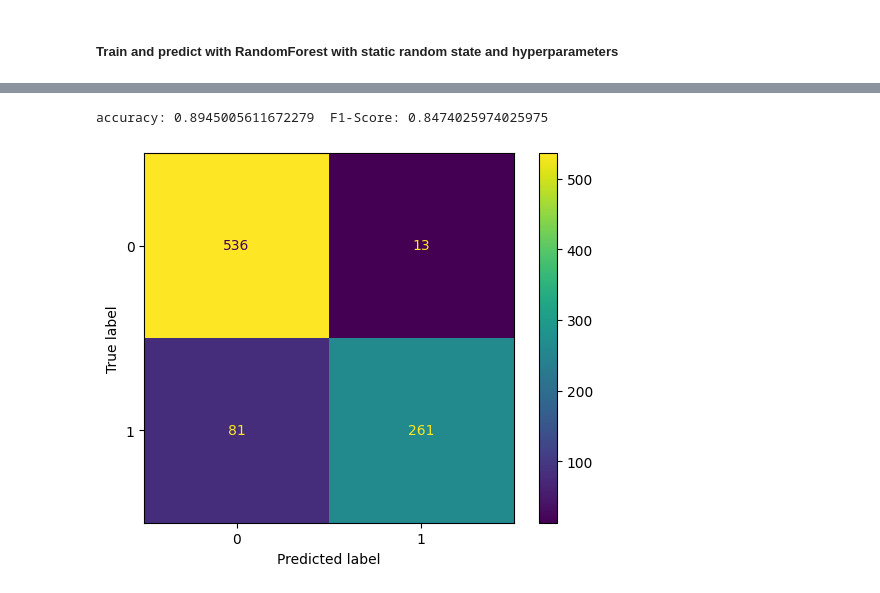
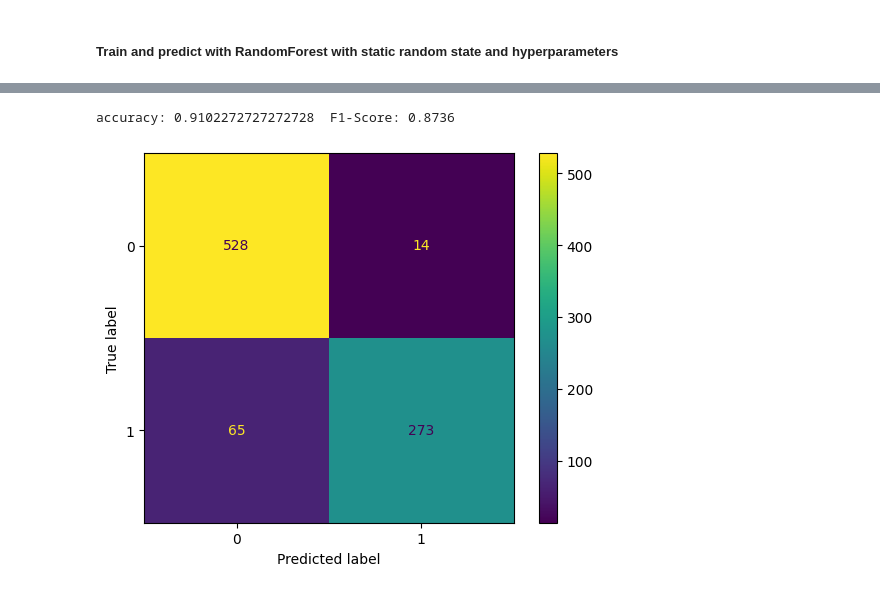
Before and after one commit to nntrivi2001/Titanic-Competition---RandomForest, a Jupyter notebook: Titanic Competition/Titanic.ipynb, the cells around one changed output, grey strips where cells are left out. Cells and saved outputs as stored; diff of their text form; code cells hidden in the pictures.

Commit message:
Fine tune commit
Accuracy increased to 0.81818

```diff
--- a/Titanic Competition/Titanic.ipynb
+++ b/Titanic Competition/Titanic.ipynb
@@ -77,24 +77,35 @@ train_df['TicketPrefix'] = train_df['TicketPrefix'].str.replace('/', ' ').str.re
 train_df['TicketPrefix'] = pd.Categorical(train_df['TicketPrefix'])
 train_df['TicketPrefix'] = train_df['TicketPrefix'].cat.codes
 
-train_df["Age"].fillna(train_df['Age'].mean(),inplace = True)
+
+sex = pd.get_dummies(train_df['Sex'], dtype= np.int32)
+sex = sex.rename(columns={'male': "Male"})
+
+train_df = pd.concat((train_df, sex),axis=1)
+
+train_df = train_df.drop(train_df.loc[train_df["Age"] > 75].index)
+train_df = train_df.drop(train_df.loc[train_df["SibSp"] > 7].index)
+train_df = train_df.drop(train_df.loc[train_df["Fare"] > 510].index)
+
+age_male = train_df["Age"][train_df.loc[train_df["Male"] != 0].index].mean()
+age_female = train_df["Age"][train_df.loc[train_df["Male"] == 0].index].mean()
+
+train_df.loc[train_df.Male != 0, 'Age'] = train_df.loc[train_df.Male != 0, 'Age'].fillna(age_male)
+train_df.loc[train_df.Male == 0, 'Age'] = train_df.loc[train_df.Male == 0, 'Age'].fillna(age_female)
+
 train_df["Cabin"].fillna("Other", inplace = True)
 train_df["Embarked"].fillna(method = 'ffill', inplace = True)
 train_df['Cabin'] = train_df['Cabin'][:].str[0]
 train_df['Ticket'] = train_df['Ticket'].str.split(' ').str[-1].astype(int)
 
 
-X = train_df[['Ticket',]]
+X = train_df[['Ticket']]
 scale = StandardScaler()
-train_df[['Ticket']] = scale.fit_transform(X)
-
+scale.fit(X)
+train_df[['Ticket']] = scale.transform(X)
 
 train_target = train_df['Survived']
 
-sex = pd.get_dummies(train_df['Sex'], dtype= np.int32)
-sex = sex.rename(columns={'male': "Male"})
-
-train_df = pd.concat((train_df, sex),axis=1)
 train_df = train_df.drop(columns=['Name', 'PassengerId', 'Survived', 'female', 'Sex'])
 train_df = train_df.replace({'Embarked': {'S': 0, 'C': 1, 'Q': 2}})
 train_df = train_df.replace({'Cabin': {'A': 1, 'B': 2, 'C': 3, 'D': 4, 'E': 5, 'F': 6, 'G': 7, 'H': 8, 'T': 9, 'O': 0}})
@@ -150,9 +161,8 @@ dtype: int64
 # %% [markdown]
 The same with train dataset
 # %%
-test_df["Age"].fillna(test_df['Age'].mean(),inplace = True)
 test_df["Cabin"].fillna("Other", inplace = True)
-test_df["Fare"].fillna(test_df['Fare'].mean(), inplace = True)
+test_df["Fare"].fillna(train_df['Fare'].mean(), inplace = True)
 
 ticketprefix = test_df['Ticket'].str.split(' ').str[0].apply(lambda x: x if x.isnumeric() == False else 'None')
 
@@ -162,7 +172,6 @@ test_df['TicketPrefix'] = pd.Categorical(test_df['TicketPrefix'])
 test_df['TicketPrefix'] = test_df['TicketPrefix'].cat.codes
 
 
-
 sex = pd.get_dummies(test_df['Sex'], dtype= np.int32)
 sex = sex.rename(columns={'male': "Male"})
 
@@ -170,12 +179,13 @@ test_df = pd.concat((test_df, sex),axis=1)
 
 test_df['Cabin'] = test_df['Cabin'][:].str[0]
 
+test_df.loc[test_df.Male != 0, 'Age'] = test_df.loc[test_df.Male != 0, 'Age'].fillna(age_male)
+test_df.loc[test_df.Male == 0, 'Age'] = test_df.loc[test_df.Male == 0, 'Age'].fillna(age_female)
 
 test_df['Ticket'] = test_df['Ticket'].str.split(' ').str[-1].astype(int)
 
 X = test_df[['Ticket']]
-scale = StandardScaler()
-test_df[['Ticket']] = scale.fit_transform(X)
+test_df[['Ticket']] = scale.transform(X)
 
 PassengerID = test_df['PassengerId']
 
@@ -288,22 +333,22 @@ accuracy: 0.9090909090909091  F1-Score: 0.8720379146919429
 # %%
-model = RandomForestClassifier(max_depth=6, min_samples_split=3)
+model = RandomForestClassifier(max_depth=7, n_estimators=100, min_samples_split=2)
 
 model.fit(train_df,train_target)
 
 predict_train = model.predict(train_df)
 
 accuracy_train = accuracy_score(train_target,predict_train)
 print('accuracy:', accuracy_train, ' F1-Score:', f1_score(train_target,predict_train))
 
 cm = confusion_matrix(train_target, model.predict(train_df))
 disp = ConfusionMatrixDisplay(confusion_matrix=cm, display_labels=model.classes_)
 
 disp.plot()
 
 predict_test = model.predict(test_df)
 
 output = pd.DataFrame({'PassengerId': PassengerID, 'Survived': predict_test})
 output.to_csv('submission.csv', index=False)
 # %% [output]
-accuracy: 0.8945005611672279  F1-Score: 0.8474025974025975
+accuracy: 0.9102272727272728  F1-Score: 0.8736
-[figure, old version]
+[figure, new version]
```
Also changed, not shown: parts of 6 cells of this notebook, 1 other file.
